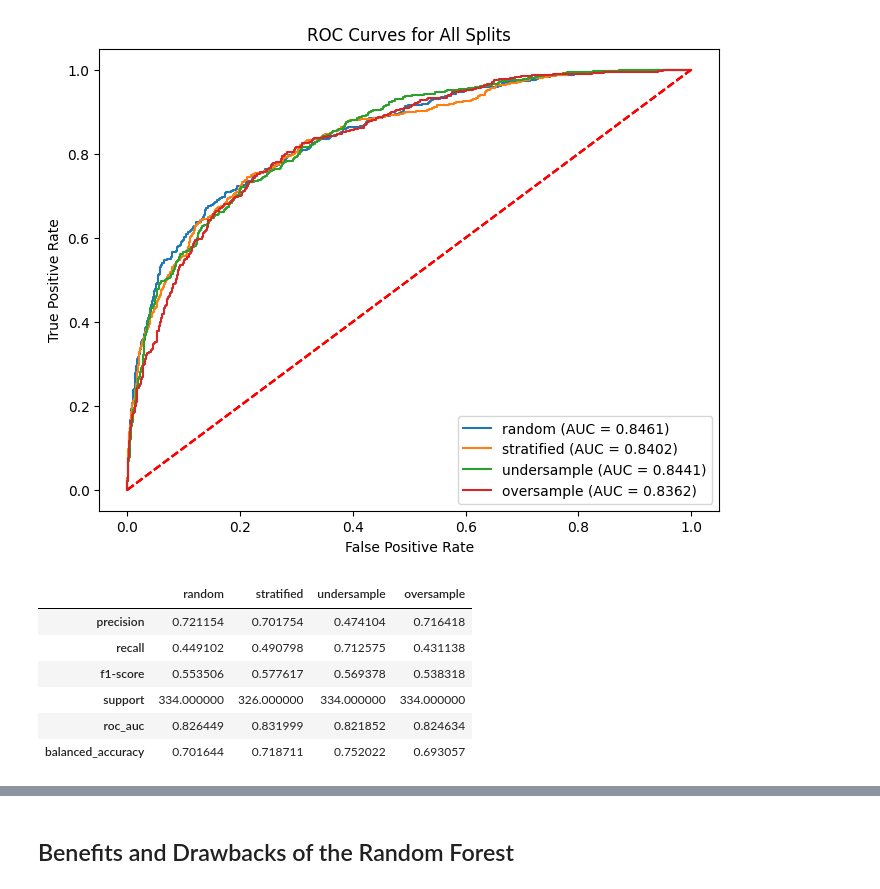
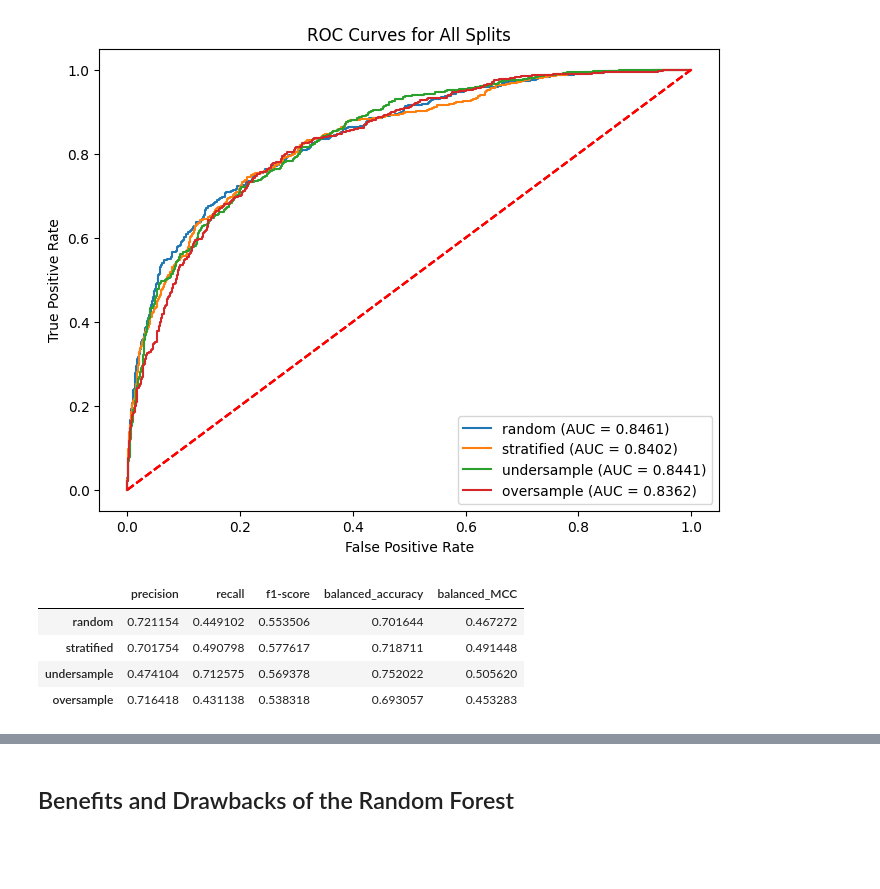
Before and after one commit to djjjones6/Group_Assessment_1, a Jupyter notebook: 04-RandomForest/randomForest.ipynb, the cells around one changed output, grey strips where cells are left out. Saved outputs shown, nothing was run; the diff lists cells and outputs as text; code cells hidden in the pictures; blank space fills up the shorter version.

```diff
--- a/04-RandomForest/randomForest.ipynb
+++ b/04-RandomForest/randomForest.ipynb
@@ -47,0 +50,24 @@ model = RandomForestClassifier(random_state=6) #Use default parameters for now
+# %%
+from sklearn.metrics import confusion_matrix
+
+def balanced_MCC_macro_avg(y_true, y_pred):
+    C = confusion_matrix(y_true, y_pred)
+    classes = C.shape[0]
+    bal_MCC_each_class = []
+    for i in range(classes):
+        TP = C[i][i]
+        FN = 0
+        FP = 0
+        TN = 0
+        for j in range(classes):
+            if j != i:
+                FN = FN + C[i][j]
+                FP = FP + C[j][i]
+                for k in range(classes):
+                    if k != i:
+                        TN = TN + C[j][k]
+        sens = TP / (TP + FN)
+        spec = TN / (TN + FP)
+        x = (sens + spec - 1)/(np.sqrt(1-(sens-spec)**2))
+        bal_MCC_each_class.append(x)
+    return np.mean(bal_MCC_each_class)
@@ -559,14 +591,16 @@ for i, split in enumerate(split_data):
     #Calculate balanced accuracy
     balanced_acc = balanced_accuracy_score(y_test_raw, y_test_pred)
 
+    #Calculate balanced MCC
+    balanced_MCC = balanced_MCC_macro_avg(y_val, y_test_pred)
+
     #Define performance metrics
     final_performance[split] = {
         'precision': report['1']['precision'],
         'recall': report['1']['recall'],
         'f1-score': report['1']['f1-score'],
-        'support': report['1']['support'],
-        'roc_auc': roc_auc,
-        'balanced_accuracy': balanced_acc
+        'balanced_accuracy': balanced_acc,
+        'balanced_MCC': balanced_MCC
     }
 
 
@@ -585,13 +619,11 @@ plt.show()
 <Figure size 800x600 with 0 Axes>
 [figure]
 # %%
-final_performance =pd.DataFrame(performance_fr).T
+final_performance =pd.DataFrame(final_performance).T
 final_performance
 # %% [output]
-|  | random | stratified | undersample | oversample |
-| precision | 0.721154 | 0.701754 | 0.474104 | 0.716418 |
-| recall | 0.449102 | 0.490798 | 0.712575 | 0.431138 |
-| f1-score | 0.553506 | 0.577617 | 0.569378 | 0.538318 |
-| support | 334.000000 | 326.000000 | 334.000000 | 334.000000 |
-| roc_auc | 0.826449 | 0.831999 | 0.821852 | 0.824634 |
-| balanced_accuracy | 0.701644 | 0.718711 | 0.752022 | 0.693057 |
+|  | precision | recall | f1-score | balanced_accuracy | balanced_MCC |
+| random | 0.721154 | 0.449102 | 0.553506 | 0.701644 | 0.467272 |
+| stratified | 0.701754 | 0.490798 | 0.577617 | 0.718711 | 0.491448 |
+| undersample | 0.474104 | 0.712575 | 0.569378 | 0.752022 | 0.505620 |
+| oversample | 0.716418 | 0.431138 | 0.538318 | 0.693057 | 0.453283 |
```
Also changed, not shown: parts of 10 cells of this notebook, 1 other file.
